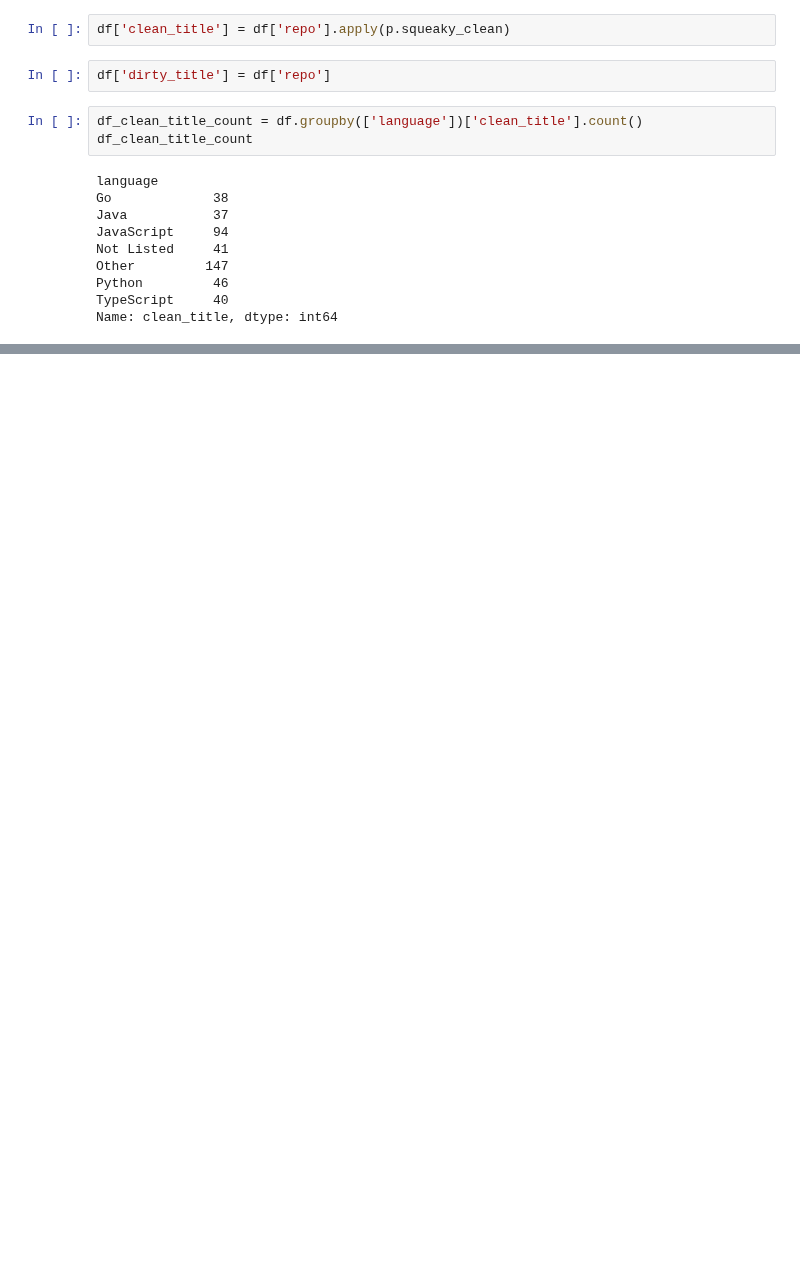
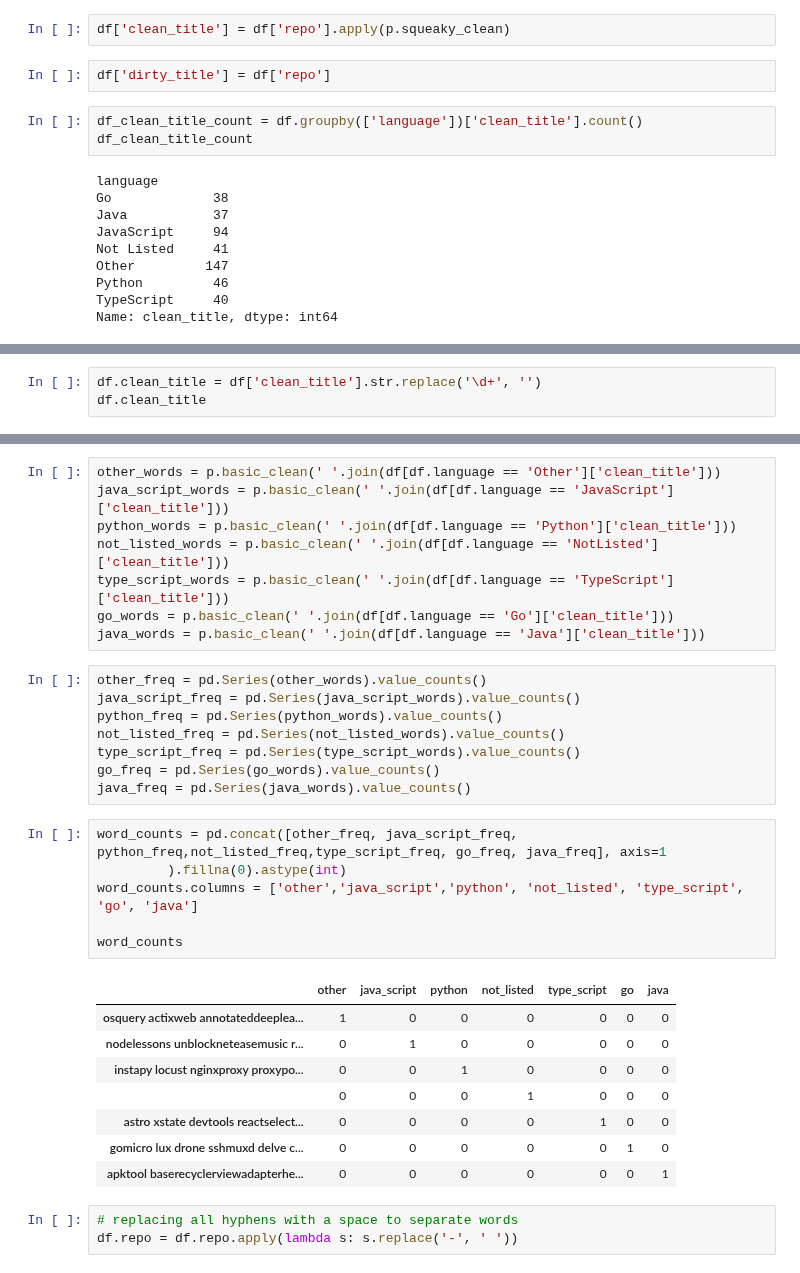
Before and after one commit to L-G-B-Team/nlp-project, a Jupyter notebook: Naomi_workbook.ipynb, the cells around one changed output, grey strips where cells are left out. Saved outputs shown, nothing was run; the diff lists cells and outputs as text; blank space fills up the shorter version.

```diff
--- a/Naomi_workbook.ipynb
+++ b/Naomi_workbook.ipynb
@@ -424,0 +410,3 @@ pandas.core.frame.DataFrame
+# %%
+df.clean_title = df['clean_title'].str.replace('\d+', '')
+df.clean_title
@@ -424,0 +437,34 @@ pandas.core.frame.DataFrame
+# %%
+other_words = p.basic_clean(' '.join(df[df.language == 'Other']['clean_title']))
+java_script_words = p.basic_clean(' '.join(df[df.language == 'JavaScript']['clean_title']))
+python_words = p.basic_clean(' '.join(df[df.language == 'Python']['clean_title']))
+not_listed_words = p.basic_clean(' '.join(df[df.language == 'NotListed']['clean_title']))
+type_script_words = p.basic_clean(' '.join(df[df.language == 'TypeScript']['clean_title']))
+go_words = p.basic_clean(' '.join(df[df.language == 'Go']['clean_title']))
+java_words = p.basic_clean(' '.join(df[df.language == 'Java']['clean_title']))
+# %%
+other_freq = pd.Series(other_words).value_counts()
+java_script_freq = pd.Series(java_script_words).value_counts()
+python_freq = pd.Series(python_words).value_counts()
+not_listed_freq = pd.Series(not_listed_words).value_counts()
+type_script_freq = pd.Series(type_script_words).value_counts()
+go_freq = pd.Series(go_words).value_counts()
+java_freq = pd.Series(java_words).value_counts()
+# %%
+word_counts = pd.concat([other_freq, java_script_freq, python_freq,not_listed_freq,type_script_freq, go_freq, java_freq], axis=1
+         ).fillna(0).astype(int)
+word_counts.columns = ['other','java_script','python', 'not_listed', 'type_script', 'go', 'java']
+
+word_counts
+# %% [output]
+|  | other | java_script | python | not_listed | type_script | go | java |
+| osquery actixweb annotateddeeplea... | 1 | 0 | 0 | 0 | 0 | 0 | 0 |
+| nodelessons unblockneteasemusic r... | 0 | 1 | 0 | 0 | 0 | 0 | 0 |
+| instapy locust nginxproxy proxypo... | 0 | 0 | 1 | 0 | 0 | 0 | 0 |
+|  | 0 | 0 | 0 | 1 | 0 | 0 | 0 |
+| astro xstate devtools reactselect... | 0 | 0 | 0 | 0 | 1 | 0 | 0 |
+| gomicro lux drone sshmuxd delve c... | 0 | 0 | 0 | 0 | 0 | 1 | 0 |
+| apktool baserecyclerviewadapterhe... | 0 | 0 | 0 | 0 | 0 | 0 | 1 |
+# %%
+# replacing all hyphens with a space to separate words
+df.repo = df.repo.apply(lambda s: s.replace('-', ' '))
```
Also changed, not shown: parts of 43 cells of this notebook.
